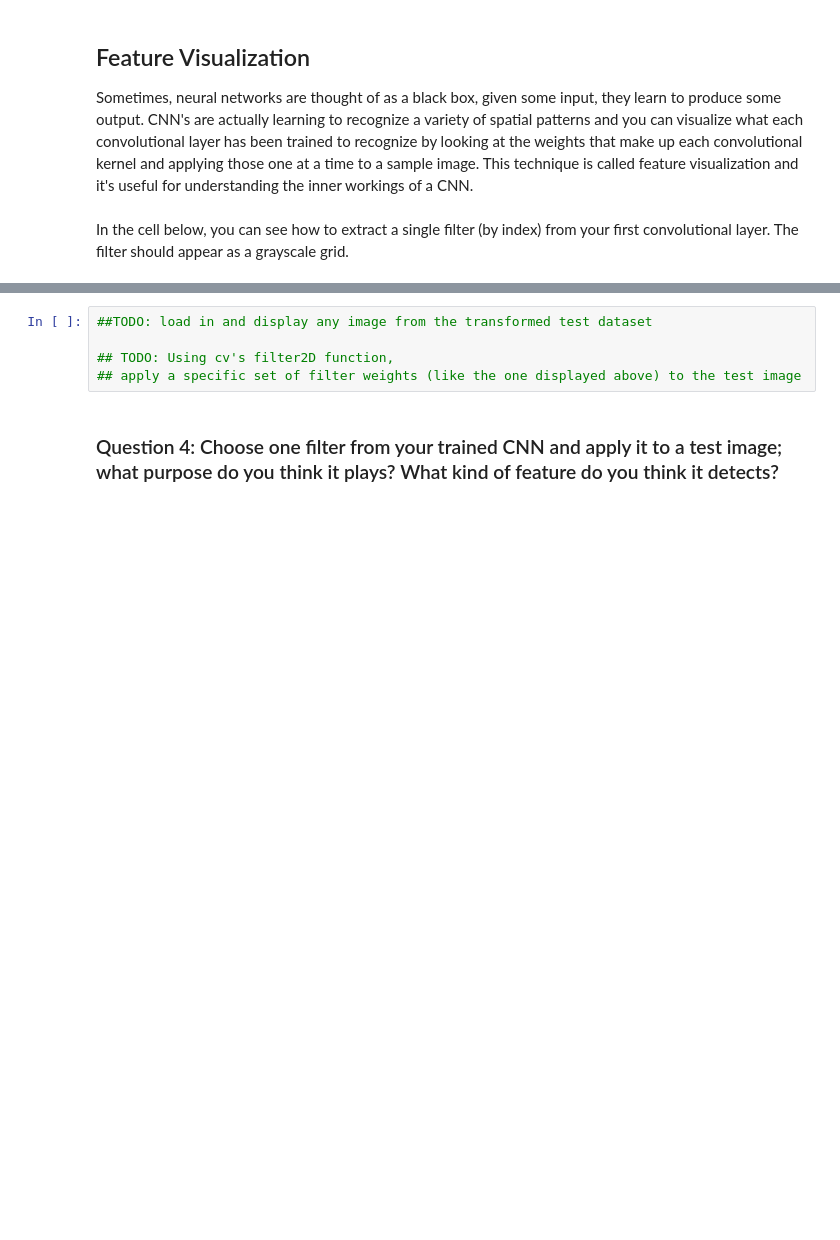
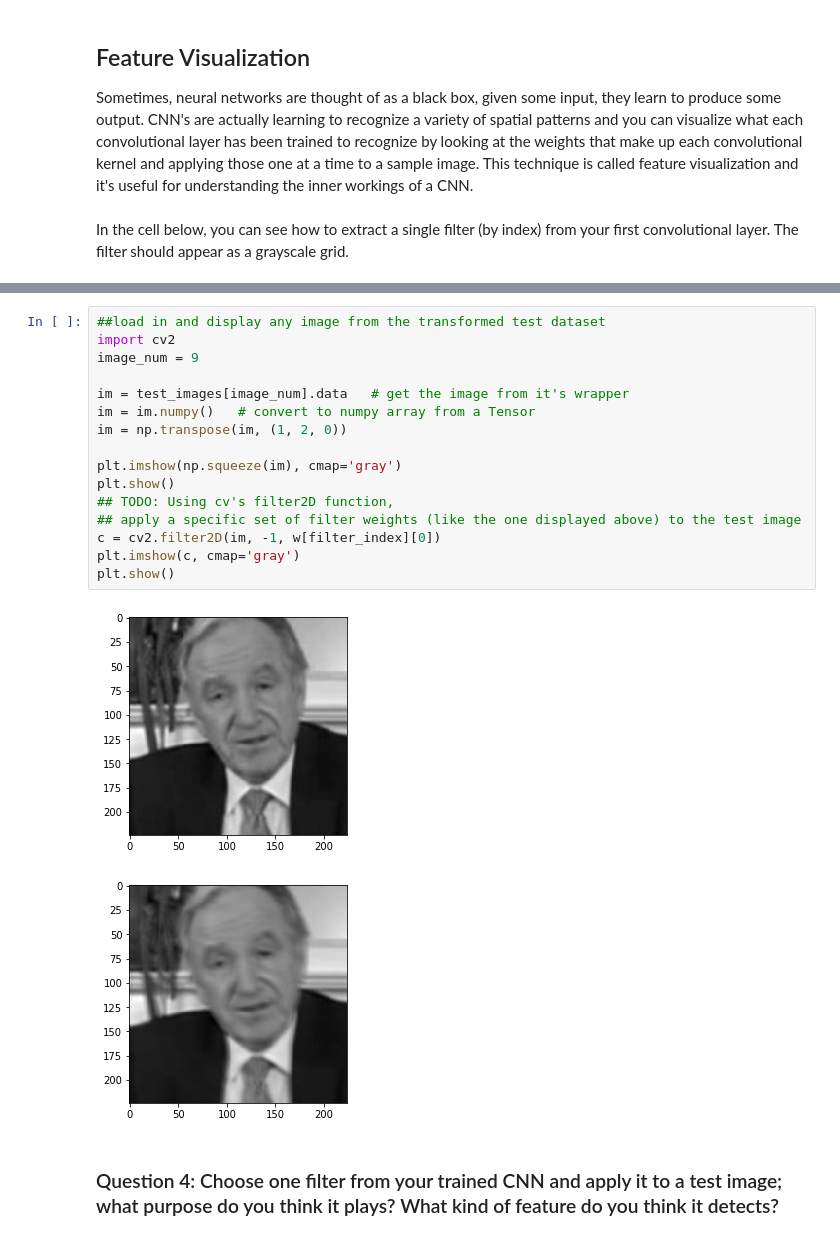
Before and after one commit to Nazanin1369/Facial_Keypoints_CNN2, a Jupyter notebook: 2. Define the Network Architecture.ipynb, the cells around one changed output, grey strips where cells are left out. Cells and saved outputs as stored; diff of their text form; blank space fills up the shorter version.

```diff
--- a/2. Define the Network Architecture.ipynb
+++ b/2. Define the Network Architecture.ipynb
@@ -523,9 +523,23 @@ Next, choose a test image and filter it with one of the convolutional kernels in
 ---
 # %%
-##TODO: load in and display any image from the transformed test dataset
+##load in and display any image from the transformed test dataset
+import cv2
+image_num = 9
 
+im = test_images[image_num].data   # get the image from it's wrapper
+im = im.numpy()   # convert to numpy array from a Tensor
+im = np.transpose(im, (1, 2, 0))
+
+plt.imshow(np.squeeze(im), cmap='gray')
+plt.show()
 ## TODO: Using cv's filter2D function,
 ## apply a specific set of filter weights (like the one displayed above) to the test image
+c = cv2.filter2D(im, -1, w[filter_index][0])
+plt.imshow(c, cmap='gray')
+plt.show()
+# %% [output]
+[figure, added]
+[figure, added]
 # %% [markdown]
 ### Question 4: Choose one filter from your trained CNN and apply it to a test image; what purpose do you think it plays? What kind of feature do you think it detects?
 # %% [markdown]
```
Also changed, not shown: parts of 15 cells of this notebook, 4 other files.
